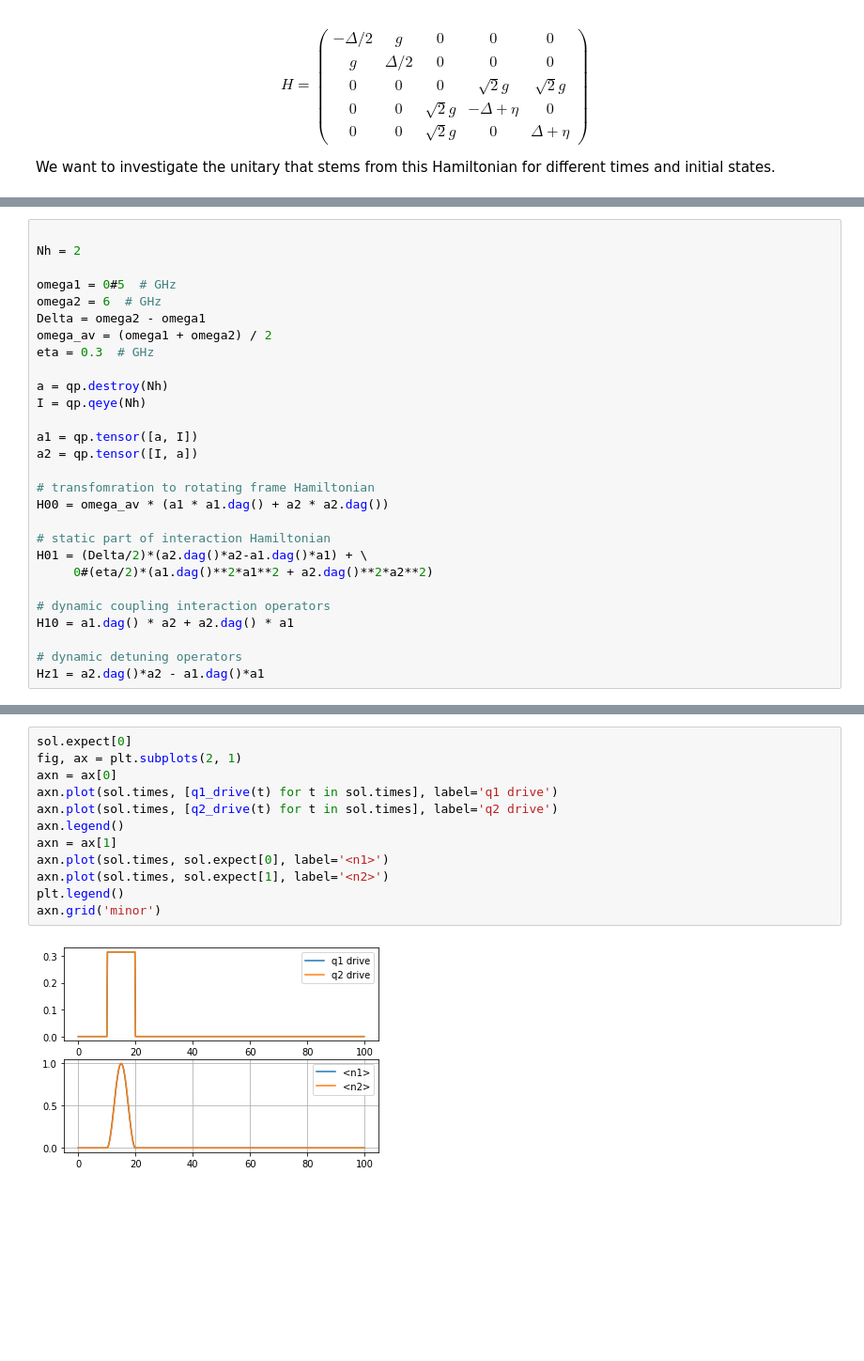
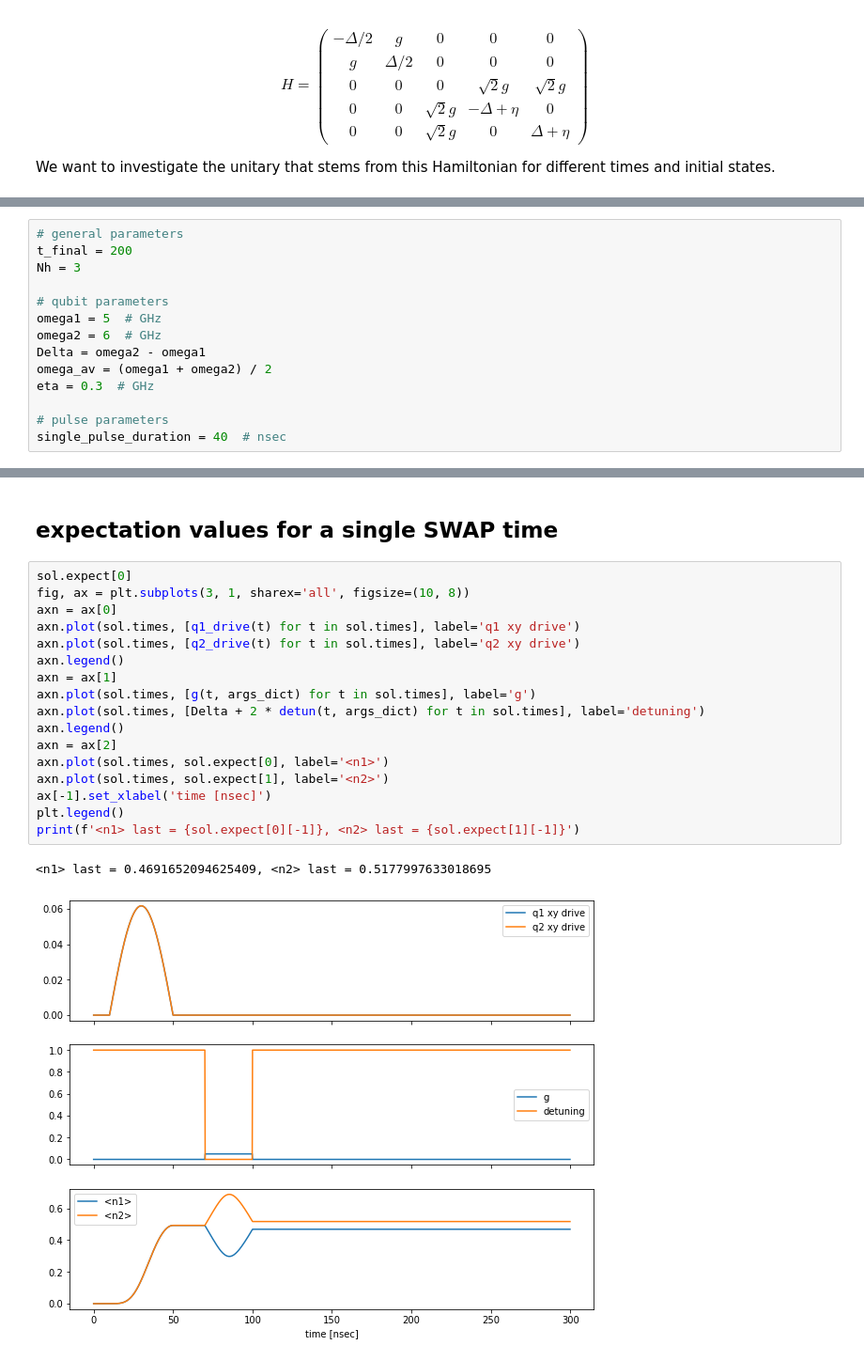
Before and after one commit to liorella/research, a Jupyter notebook: phys/fsim_gate.ipynb, the cells around one changed output, grey strips where cells are left out. Shown at 94% size. Cells and saved outputs as stored; diff of their text form; blank space fills up the shorter version.

Commit message:
SWAP example, doesn't show what we expect

```diff
--- a/phys/fsim_gate.ipynb
+++ b/phys/fsim_gate.ipynb
@@ -31,28 +53,14 @@ import matplotlib.pyplot as plt
 # %%
+# general parameters
+t_final = 200
+Nh = 3
 
-Nh = 2
-
-omega1 = 0#5  # GHz
+# qubit parameters
+omega1 = 5  # GHz
 omega2 = 6  # GHz
 Delta = omega2 - omega1
 omega_av = (omega1 + omega2) / 2
 eta = 0.3  # GHz
 
-a = qp.destroy(Nh)
-I = qp.qeye(Nh)
-
-a1 = qp.tensor([a, I])
-a2 = qp.tensor([I, a])
-
-# transfomration to rotating frame Hamiltonian
-H00 = omega_av * (a1 * a1.dag() + a2 * a2.dag())
-
-# static part of interaction Hamiltonian
-H01 = (Delta/2)*(a2.dag()*a2-a1.dag()*a1) + \
-     0#(eta/2)*(a1.dag()**2*a1**2 + a2.dag()**2*a2**2)
-
-# dynamic coupling interaction operators
-H10 = a1.dag() * a2 + a2.dag() * a1
-
-# dynamic detuning operators
-Hz1 = a2.dag()*a2 - a1.dag()*a1
+# pulse parameters
+single_pulse_duration = 40  # nsec
@@ -117,14 +149,22 @@ sol = qp.sesolve(H, psi0, tvec, e_ops = [a1.dag()*a1, a2.dag()*a2], options=qp.O
+# %% [markdown]
+## expectation values for a single SWAP time
 # %%
 sol.expect[0]
-fig, ax = plt.subplots(2, 1)
+fig, ax = plt.subplots(3, 1, sharex='all', figsize=(10, 8))
 axn = ax[0]
-axn.plot(sol.times, [q1_drive(t) for t in sol.times], label='q1 drive')
-axn.plot(sol.times, [q2_drive(t) for t in sol.times], label='q2 drive')
+axn.plot(sol.times, [q1_drive(t) for t in sol.times], label='q1 xy drive')
+axn.plot(sol.times, [q2_drive(t) for t in sol.times], label='q2 xy drive')
 axn.legend()
 axn = ax[1]
+axn.plot(sol.times, [g(t, args_dict) for t in sol.times], label='g')
+axn.plot(sol.times, [Delta + 2 * detun(t, args_dict) for t in sol.times], label='detuning')
+axn.legend()
+axn = ax[2]
 axn.plot(sol.times, sol.expect[0], label='<n1>')
 axn.plot(sol.times, sol.expect[1], label='<n2>')
+ax[-1].set_xlabel('time [nsec]')
 plt.legend()
-axn.grid('minor')
+print(f'<n1> last = {sol.expect[0][-1]}, <n2> last = {sol.expect[1][-1]}')
 # %% [output]
+<n1> last = 0.4691652094625409, <n2> last = 0.5177997633018695
-[figure, old version]
+[figure, new version]
```
Also changed, not shown: parts of 6 cells of this notebook.
